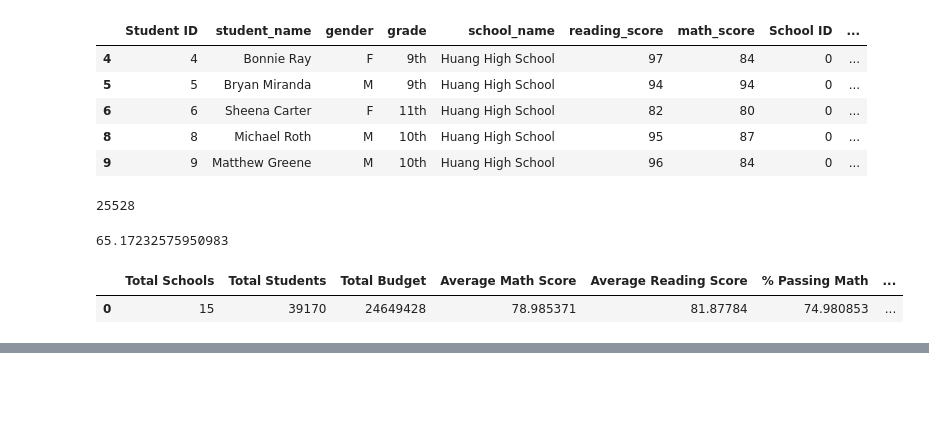
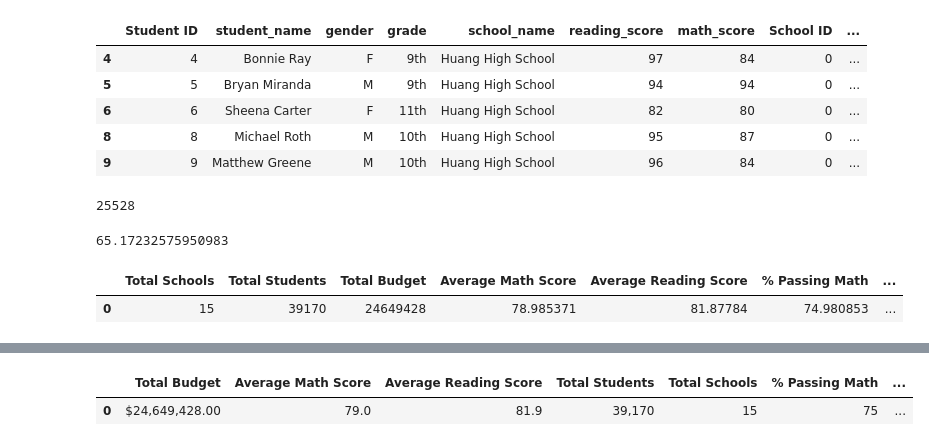
Before and after one commit to mhertel278/School_District_Analysis, a Jupyter notebook: PyCitySchools.ipynb, the cells around one changed output, grey strips where cells are left out. Drawn from its saved outputs; the diff is of its cells as text; code cells hidden in the pictures; blank space fills up the shorter version.

```diff
--- a/PyCitySchools.ipynb
+++ b/PyCitySchools.ipynb
@@ -286,0 +317,9 @@ district_summary_df
+# %%
+# Practice reordering columns
+new_column_order = ["Total Budget", "Average Math Score", "Average Reading Score", "Total Students", "Total Schools","% Passing Math",
+                   "% Passing Reading", "% Overall Passing"]
+district_reordered_df = district_summary_df[new_column_order]
+district_reordered_df
+# %% [output]
+|  | Total Budget | Average Math Score | Average Reading Score | Total Students | Total Schools | % Passing Math | ... |
+| 0 | $24,649,428.00 | 79.0 | 81.9 | 39,170 | 15 | 75 | ... |
```
Also changed, not shown: parts of 4 cells of this notebook, 1 other file.
